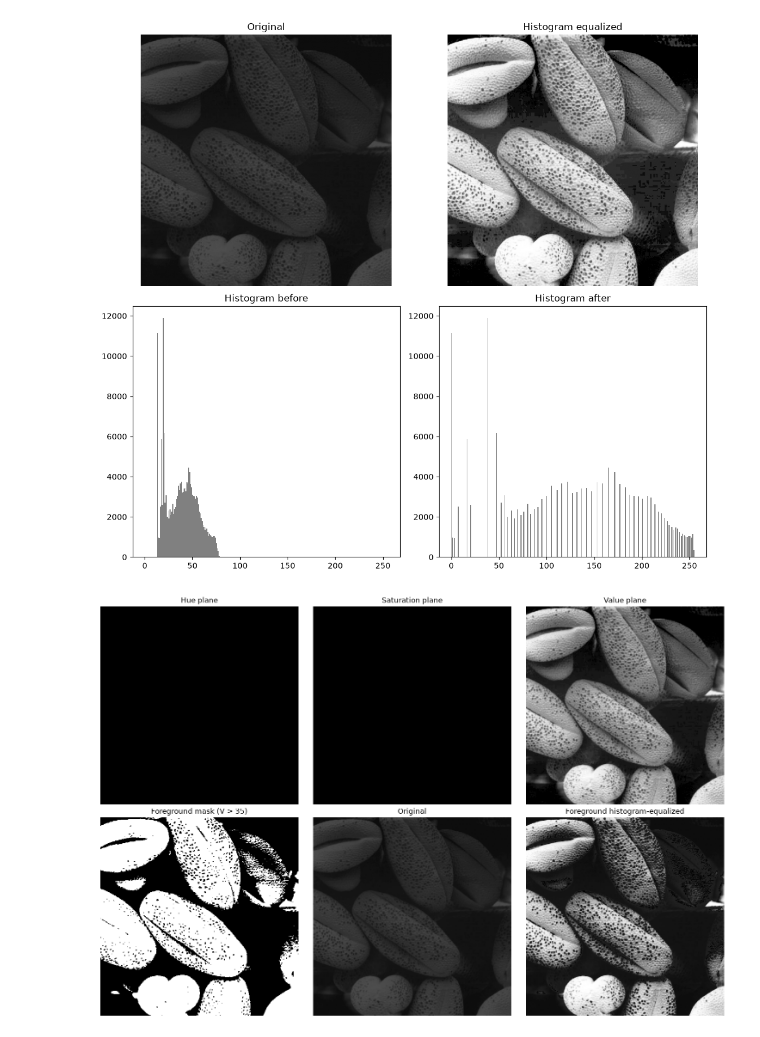
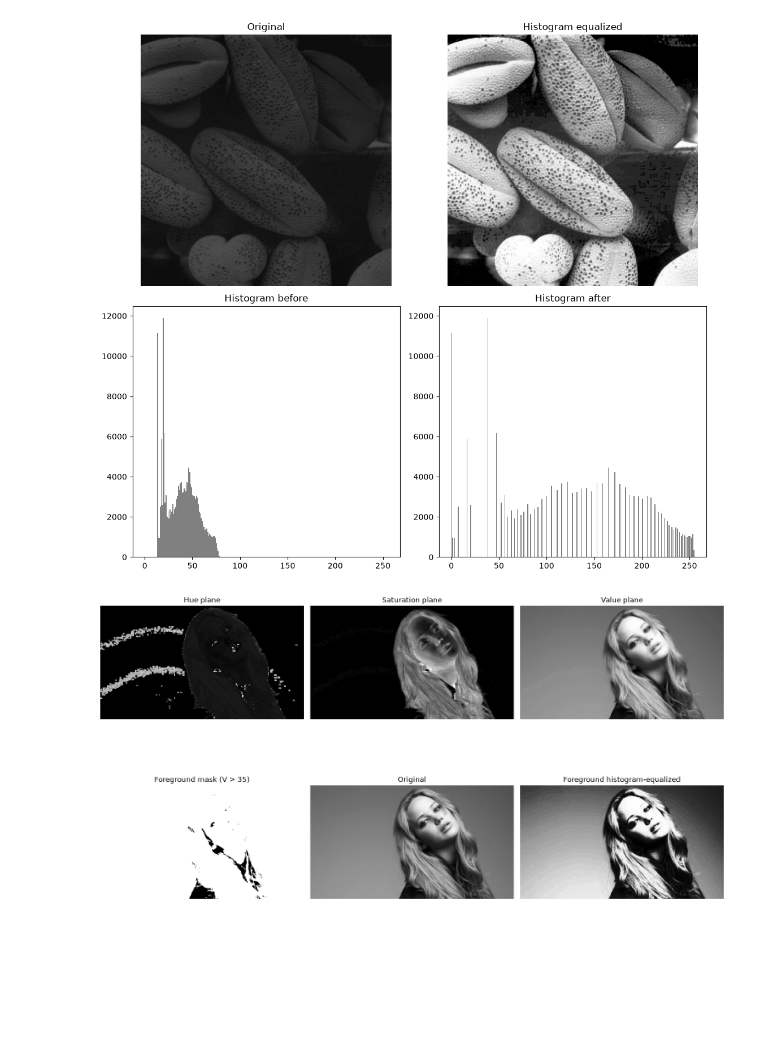
Before and after one commit to raaz-04/Image-Processing-and-Computer-Vision, a Jupyter notebook: Histogram_Equalization.ipynb, the cells around one changed output. Drawn from its saved outputs; the diff is of its cells as text; code cells hidden in the pictures; blank space fills up the shorter version.

```diff
--- a/Histogram_Equalization.ipynb
+++ b/Histogram_Equalization.ipynb
@@ -30,36 +30,36 @@ import cv2 as cv
 import numpy as np
 import matplotlib.pyplot as plt
 
-im_bgr = cv.imread(r'D:\Image processing and Computer Vision\Images\rocks.png')
+im_bgr = cv.imread(r'D:\Image processing and Computer Vision\Images\lawrence.png')
 assert im_bgr is not None
 
 hsv = cv.cvtColor(im_bgr, cv.COLOR_BGR2HSV)
 h, s, v = cv.split(hsv)
 
 thresh = 35
 _, mask = cv.threshold(v, thresh, 255, cv.THRESH_BINARY)
 
 gray = cv.cvtColor(im_bgr, cv.COLOR_BGR2GRAY)
 foreground = cv.bitwise_and(gray, gray, mask=mask)
 
 fg_pixels = gray[mask == 255].reshape(-1, 1)
 fg_pixels_eq = cv.equalizeHist(fg_pixels).flatten()
 
 fg_equalized_full = np.zeros_like(gray)
 fg_equalized_full[mask == 255] = fg_pixels_eq
 
 inverse_mask = cv.bitwise_not(mask)
 background = cv.bitwise_and(gray, gray, mask=inverse_mask)
 result = cv.add(fg_equalized_full, background)
 
 fig, axes = plt.subplots(2, 3, figsize=(15, 10))
 axes[0, 0].imshow(h, cmap="gray"); axes[0, 0].set_title("Hue plane"); axes[0, 0].axis("off")
 axes[0, 1].imshow(s, cmap="gray"); axes[0, 1].set_title("Saturation plane"); axes[0, 1].axis("off")
 axes[0, 2].imshow(v, cmap="gray"); axes[0, 2].set_title("Value plane"); axes[0, 2].axis("off")
 axes[1, 0].imshow(mask, cmap="gray"); axes[1, 0].set_title(f"Foreground mask (V > {thresh})"); axes[1, 0].axis("off")
 axes[1, 1].imshow(gray, cmap="gray", vmin=0, vmax=255); axes[1, 1].set_title("Original"); axes[1, 1].axis("off")
 axes[1, 2].imshow(result, cmap="gray", vmin=0, vmax=255); axes[1, 2].set_title("Foreground histogram-equalized"); axes[1, 2].axis("off")
 plt.tight_layout()
 plt.show()
 # %% [output]
-[figure, old version]
+[figure, new version]
```
